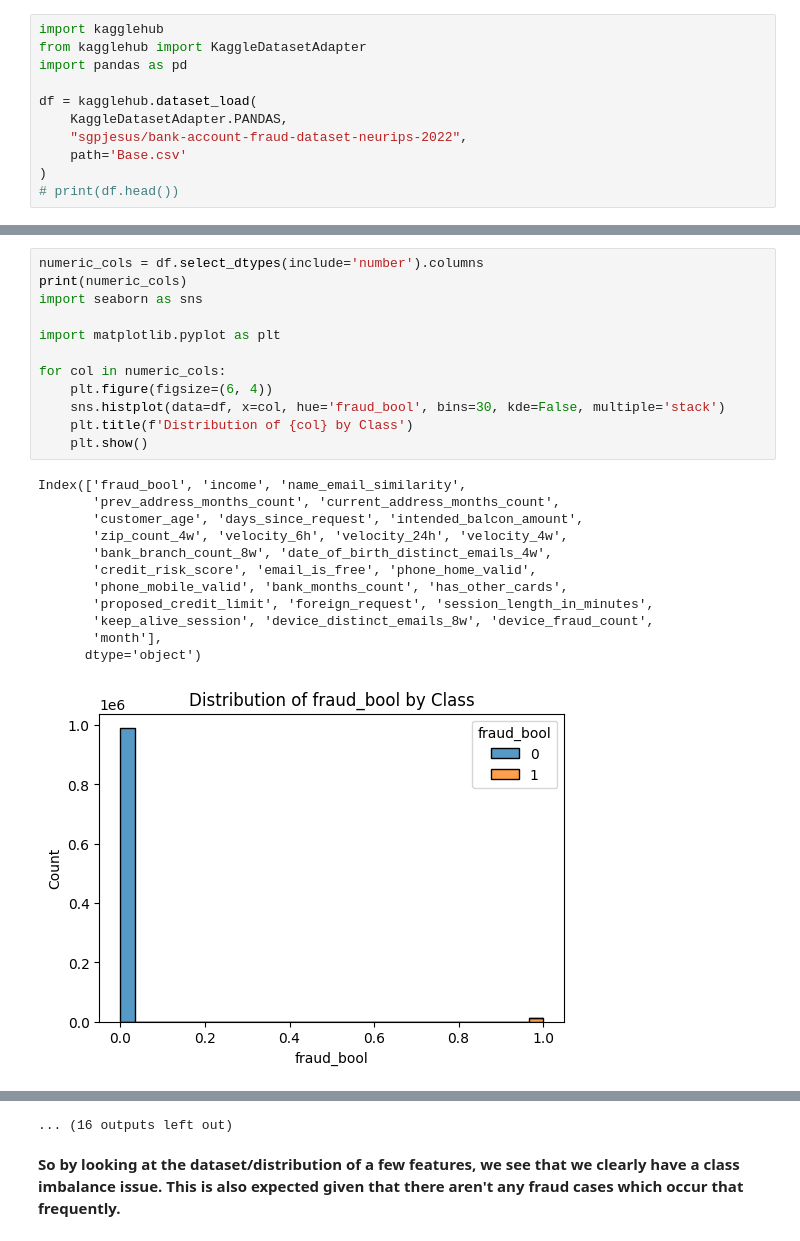
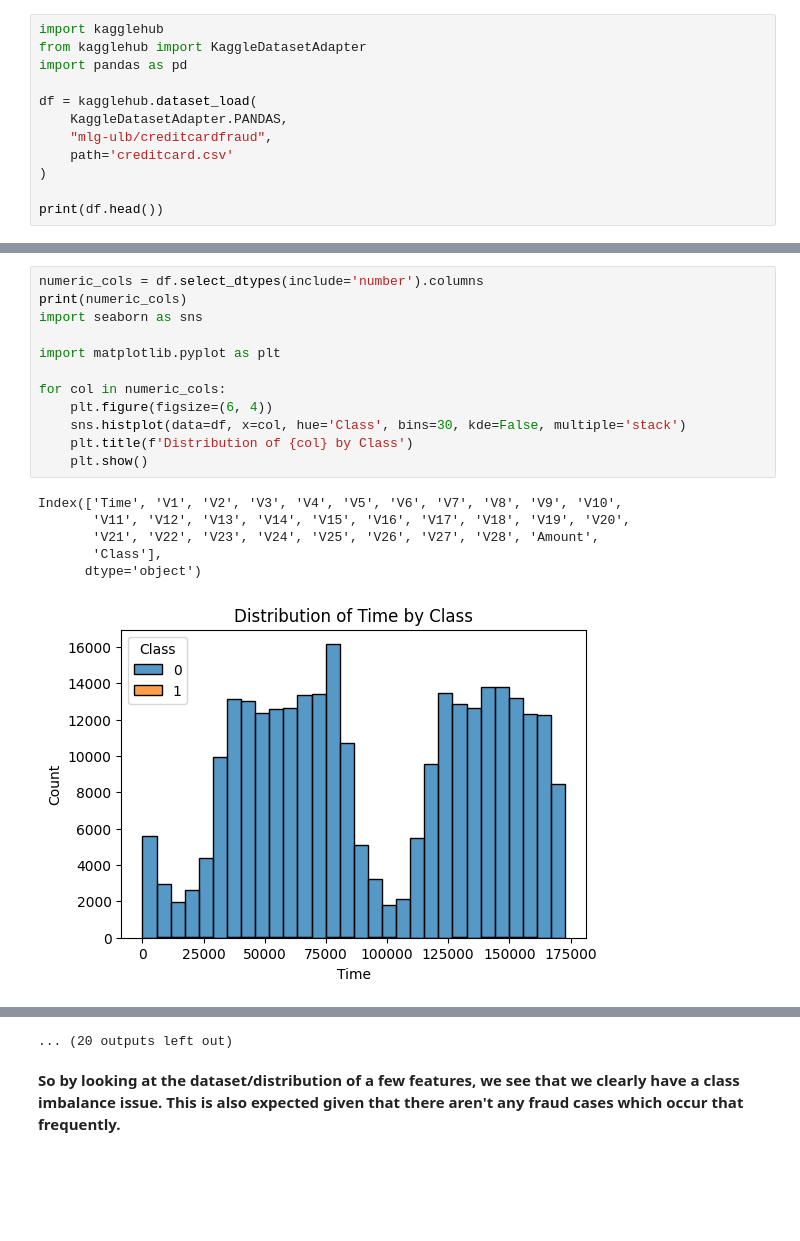
Before and after one commit to Vedant321/personal_projects, a Jupyter notebook: scripts/practice/Data_Analysis/Credit_Card_Fraud_Detection/Credit_Card_Fraud_EDA.ipynb, the cells around one changed output, grey strips where cells are left out. Cells and saved outputs as stored; diff of their text form; blank space fills up the shorter version.

Commit message:
BRANCH-3: Refined EDA for Credit Card Fraud

```diff
--- a/scripts/practice/Data_Analysis/Credit_Card_Fraud_Detection/Credit_Card_Fraud_EDA.ipynb
+++ b/scripts/practice/Data_Analysis/Credit_Card_Fraud_Detection/Credit_Card_Fraud_EDA.ipynb
@@ -5,8 +5,9 @@ import pandas as pd
 
 df = kagglehub.dataset_load(
     KaggleDatasetAdapter.PANDAS,
-    "sgpjesus/bank-account-fraud-dataset-neurips-2022",
-    path='Base.csv'
+    "mlg-ulb/creditcardfraud",
+    path='creditcard.csv'
 )
-# print(df.head())
+
+print(df.head())
 # %% [output]
@@ -78,25 +90,19 @@ dtype: float64
 # %%
 numeric_cols = df.select_dtypes(include='number').columns
 print(numeric_cols)
 import seaborn as sns
 
 import matplotlib.pyplot as plt
 
 for col in numeric_cols:
     plt.figure(figsize=(6, 4))
-    sns.histplot(data=df, x=col, hue='fraud_bool', bins=30, kde=False, multiple='stack')
+    sns.histplot(data=df, x=col, hue='Class', bins=30, kde=False, multiple='stack')
     plt.title(f'Distribution of {col} by Class')
     plt.show()
 # %% [output]
-Index(['fraud_bool', 'income', 'name_email_similarity',
-       'prev_address_months_count', 'current_address_months_count',
-       'customer_age', 'days_since_request', 'intended_balcon_amount',
-       'zip_count_4w', 'velocity_6h', 'velocity_24h', 'velocity_4w',
-       'bank_branch_count_8w', 'date_of_birth_distinct_emails_4w',
-       'credit_risk_score', 'email_is_free', 'phone_home_valid',
-       'phone_mobile_valid', 'bank_months_count', 'has_other_cards',
-       'proposed_credit_limit', 'foreign_request', 'session_length_in_minutes',
-       'keep_alive_session', 'device_distinct_emails_8w', 'device_fraud_count',
-       'month'],
+Index(['Time', 'V1', 'V2', 'V3', 'V4', 'V5', 'V6', 'V7', 'V8', 'V9', 'V10',
+       'V11', 'V12', 'V13', 'V14', 'V15', 'V16', 'V17', 'V18', 'V19', 'V20',
+       'V21', 'V22', 'V23', 'V24', 'V25', 'V26', 'V27', 'V28', 'Amount',
+       'Class'],
       dtype='object')
-[figure, old version]
+[figure, new version]
@@ -113,4 +119,4 @@ Index(['fraud_bool', 'income', 'name_email_similarity',
-... (16 outputs left out)
+... (20 outputs left out)
 # %% [markdown]
 **So by looking at the dataset/distribution of a few features, we see that we clearly have a class imbalance issue. This is also expected given that there aren't any fraud cases which occur that frequently.**
 # %% [markdown]
```
Also changed, not shown: parts of 13 cells of this notebook.
